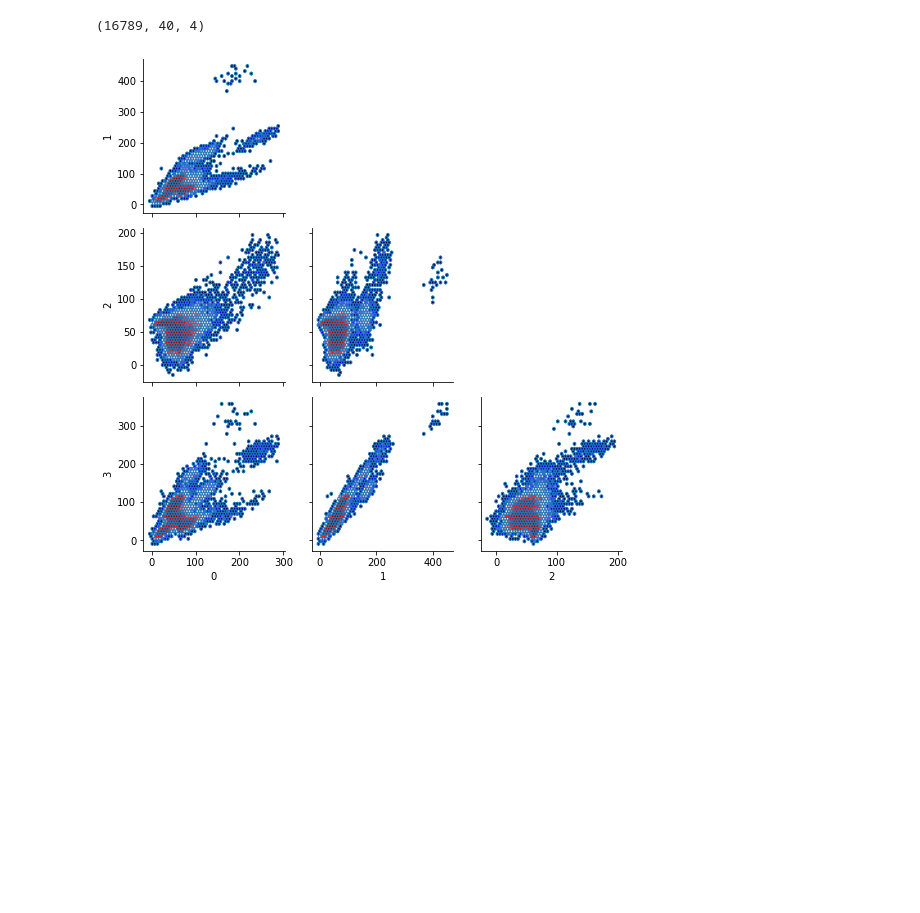
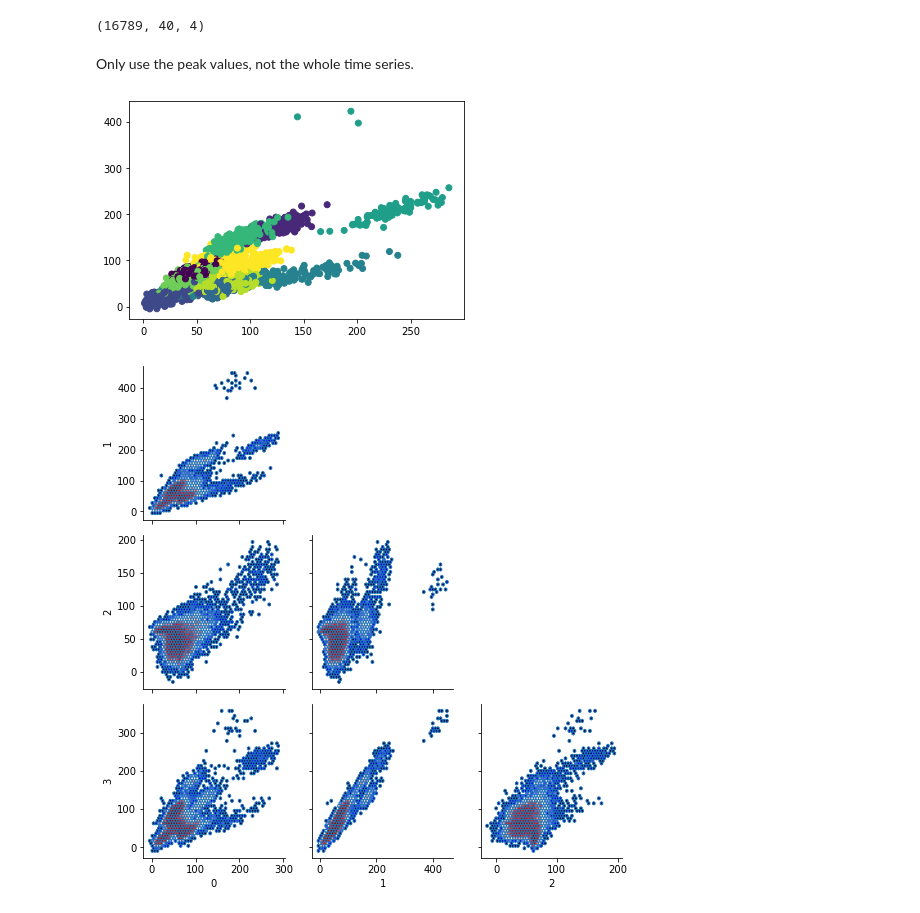
Before and after one commit to SaiAkhilVudattu/Neuro_classes, a Jupyter notebook: signal_processing/HW4/HW4.ipynb, the cells around one changed output. Drawn from its saved outputs; the diff is of its cells as text; code cells hidden in the pictures; blank space fills up the shorter version.

```diff
--- a/signal_processing/HW4/HW4.ipynb
+++ b/signal_processing/HW4/HW4.ipynb
@@ -428,6 +438,6 @@ https://quick-adviser.com/how-do-you-implement-k-means/
 ## Using Gaussian mixtures
 # %%
 # Code from homework assignment
-gmix = mixture.GaussianMixture(n_components=2, covariance_type='full')
+gmix = mixture.GaussianMixture(n_components=10, covariance_type='full')
 gmix.fit(Peaks)
 # %% [output]
@@ -466,6 +480,18 @@ for i in range(16789): #16789
         Peaks_3.append(SpikeWaveforms[i, index, 2])
         Peaks_4.append(SpikeWaveforms[i, index, 3])
         xn_ex2.append(SpikeWaveforms[i, :, 0])
+# %%
+training = Peaks[:5000,:]
+test = Peaks[5000:,:]
+# %% [markdown]
+Only use the peak values, not the whole time series.
+# %%
+classification = gmix.fit(training).predict(training) # You are assinging to each component one class
+# %%
+plt.scatter(training[:, 0], training[:, 1], c = classification)
+plt.show()
+# %% [output]
+[figure, added]
 # %%
 Peaks = [Peaks_1, Peaks_2, Peaks_3, Peaks_4]
 Peaks = np.transpose(Peaks)
```
Also changed, not shown: parts of 27 cells of this notebook.
